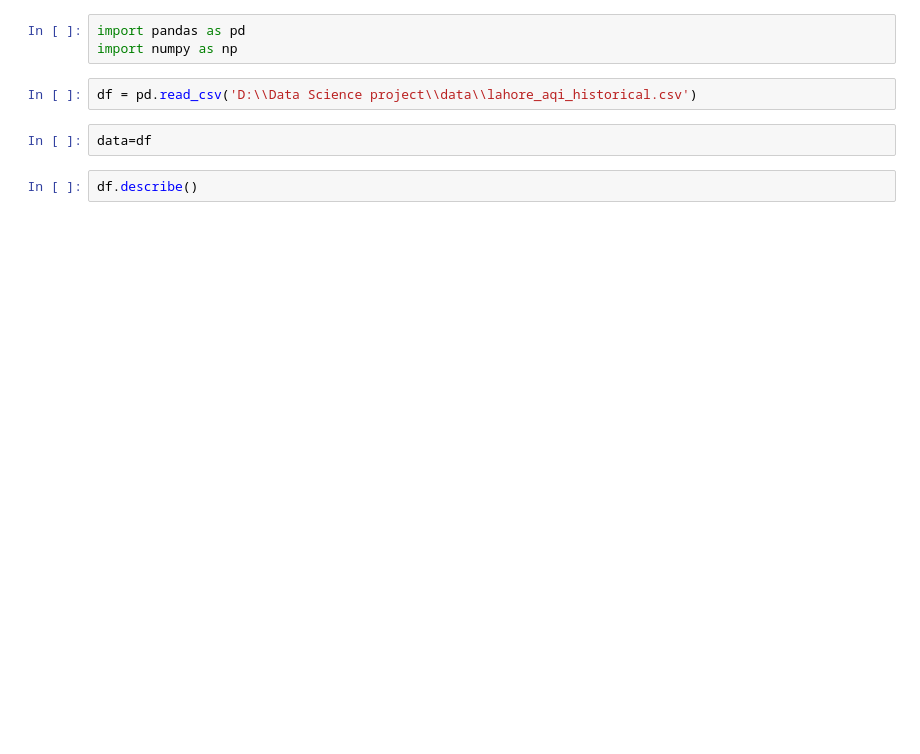
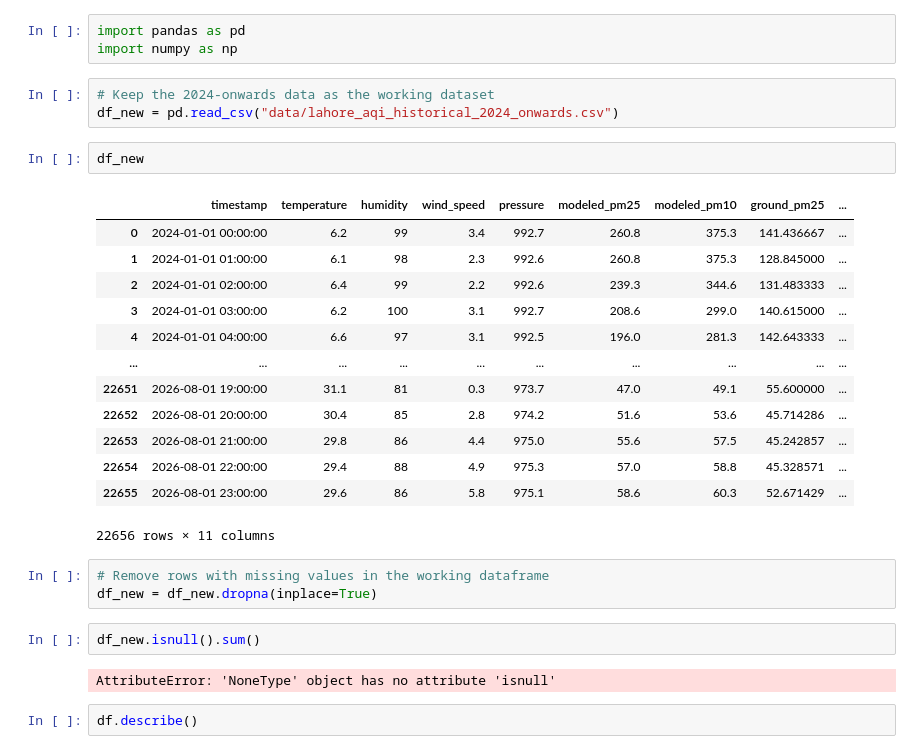
Before and after one commit to ranazain9/Pearls-AQI-Predictor, a Jupyter notebook: index.Ipynb, the cells around one changed output. Drawn from its saved outputs; the diff is of its cells as text; blank space fills up the shorter version.

```diff
--- a/index.Ipynb
+++ b/index.Ipynb
@@ -21,10 +1,32 @@ Note: you may need to restart the kernel to use updated packages.
 # %%
 import pandas as pd
 import numpy as np
-# %%
-df = pd.read_csv('D:\\Data Science project\\data\\lahore_aqi_historical.csv')
-# %%
-data=df
+# %%
+# Keep the 2024-onwards data as the working dataset
+df_new = pd.read_csv("data/lahore_aqi_historical_2024_onwards.csv")
+# %%
+df_new
+# %% [output]
+|  | timestamp | temperature | humidity | wind_speed | pressure | modeled_pm25 | modeled_pm10 | ground_pm25 | ... |
+| 0 | 2024-01-01 00:00:00 | 6.2 | 99 | 3.4 | 992.7 | 260.8 | 375.3 | 141.436667 | ... |
+| 1 | 2024-01-01 01:00:00 | 6.1 | 98 | 2.3 | 992.6 | 260.8 | 375.3 | 128.845000 | ... |
+| 2 | 2024-01-01 02:00:00 | 6.4 | 99 | 2.2 | 992.6 | 239.3 | 344.6 | 131.483333 | ... |
+| 3 | 2024-01-01 03:00:00 | 6.2 | 100 | 3.1 | 992.7 | 208.6 | 299.0 | 140.615000 | ... |
+| 4 | 2024-01-01 04:00:00 | 6.6 | 97 | 3.1 | 992.5 | 196.0 | 281.3 | 142.643333 | ... |
+| ... | ... | ... | ... | ... | ... | ... | ... | ... | ... |
+| 22651 | 2026-08-01 19:00:00 | 31.1 | 81 | 0.3 | 973.7 | 47.0 | 49.1 | 55.600000 | ... |
+| 22652 | 2026-08-01 20:00:00 | 30.4 | 85 | 2.8 | 974.2 | 51.6 | 53.6 | 45.714286 | ... |
+| 22653 | 2026-08-01 21:00:00 | 29.8 | 86 | 4.4 | 975.0 | 55.6 | 57.5 | 45.242857 | ... |
+| 22654 | 2026-08-01 22:00:00 | 29.4 | 88 | 4.9 | 975.3 | 57.0 | 58.8 | 45.328571 | ... |
+| 22655 | 2026-08-01 23:00:00 | 29.6 | 86 | 5.8 | 975.1 | 58.6 | 60.3 | 52.671429 | ... |
+22656 rows × 11 columns
+# %%
+# Remove rows with missing values in the working dataframe
+df_new = df_new.dropna(inplace=True)
+# %%
+df_new.isnull().sum()
+# %% [output]
+AttributeError: 'NoneType' object has no attribute 'isnull'
 # %%
 df.describe()
 # %% [output]
```
Also changed, not shown: parts of 33 cells of this notebook, 26 other files.
